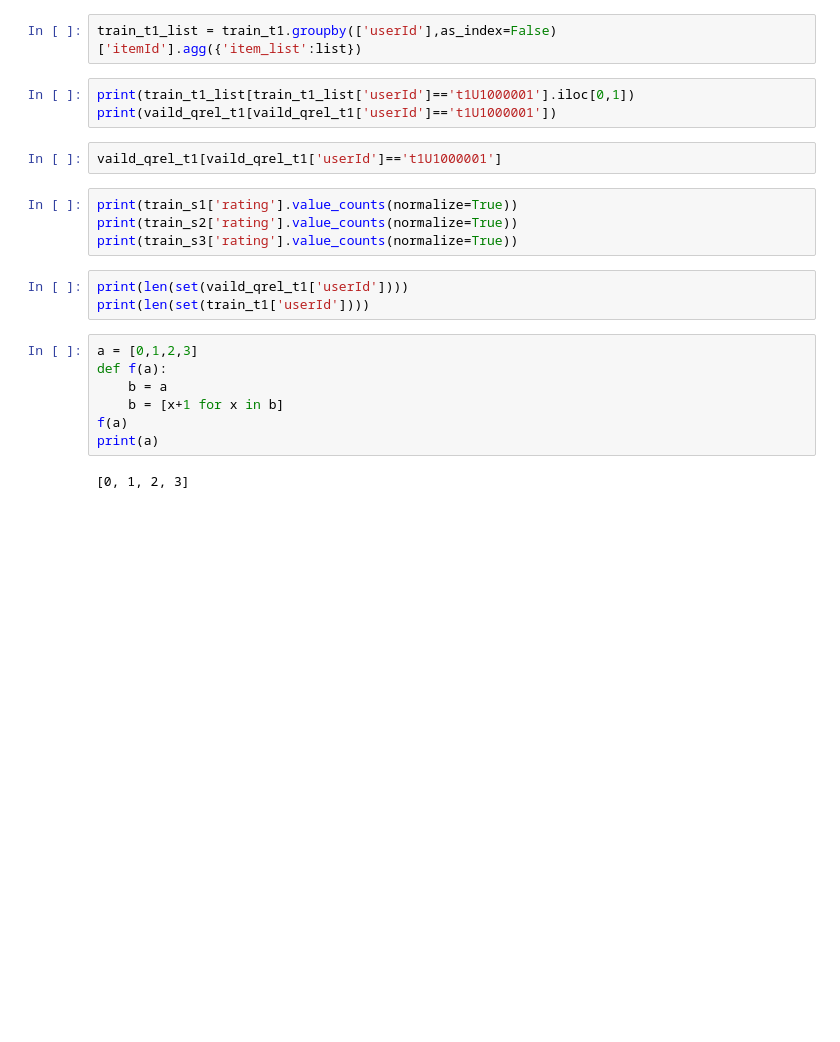
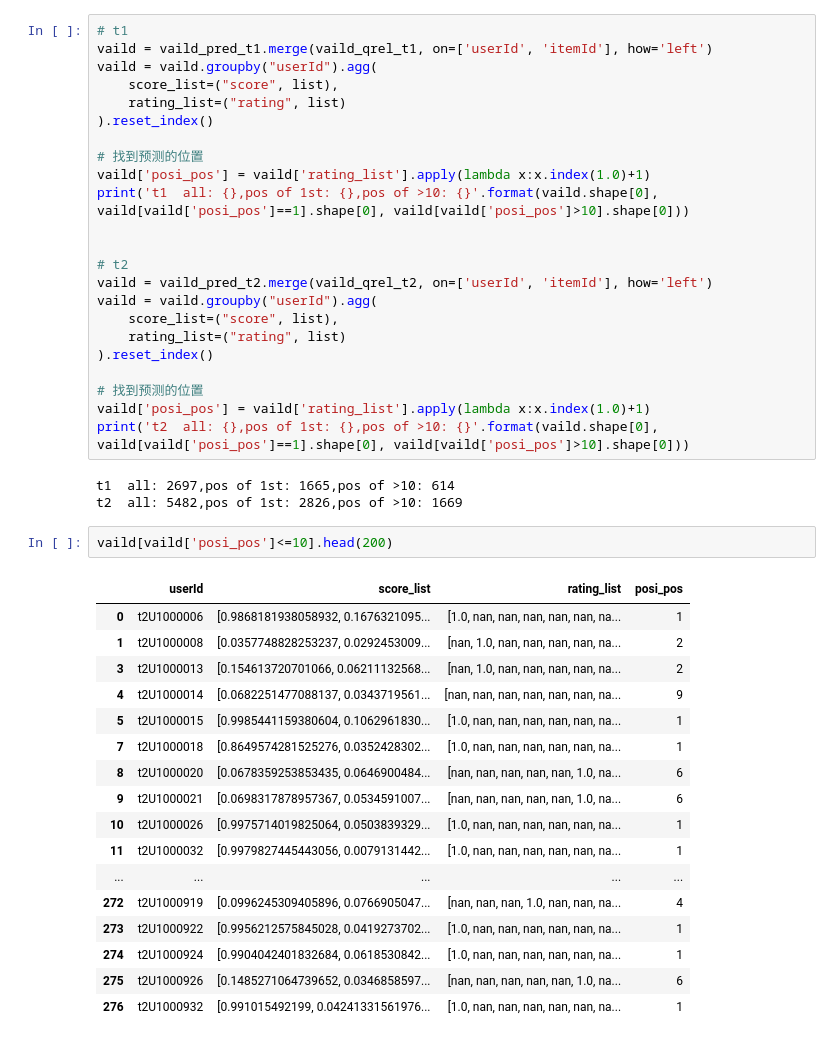
Before and after one commit to Ljwccc/cross_market, a Jupyter notebook: eda.ipynb, the cells around one changed output. Drawn from its saved outputs; the diff is of its cells as text; blank space fills up the shorter version.

```diff
--- a/eda.ipynb
+++ b/eda.ipynb
@@ -38,23 +62,46 @@ train_t1.head()
-# %%
-train_t1_list = train_t1.groupby(['userId'],as_index=False)['itemId'].agg({'item_list':list})
-# %%
-print(train_t1_list[train_t1_list['userId']=='t1U1000001'].iloc[0,1])
-print(vaild_qrel_t1[vaild_qrel_t1['userId']=='t1U1000001'])
-# %%
-vaild_qrel_t1[vaild_qrel_t1['userId']=='t1U1000001']
-# %%
-print(train_s1['rating'].value_counts(normalize=True))
-print(train_s2['rating'].value_counts(normalize=True))
-print(train_s3['rating'].value_counts(normalize=True))
-# %%
-print(len(set(vaild_qrel_t1['userId'])))
-print(len(set(train_t1['userId'])))
-# %%
-a = [0,1,2,3]
-def f(a):
-    b = a
-    b = [x+1 for x in b]
-f(a)
-print(a)
-# %% [output]
-[0, 1, 2, 3]
+# %%
+# t1
+vaild = vaild_pred_t1.merge(vaild_qrel_t1, on=['userId', 'itemId'], how='left')
+vaild = vaild.groupby("userId").agg(
+    score_list=("score", list),
+    rating_list=("rating", list)
+).reset_index()
+
+# 找到预测的位置
+vaild['posi_pos'] = vaild['rating_list'].apply(lambda x:x.index(1.0)+1)
+print('t1  all: {},pos of 1st: {},pos of >10: {}'.format(vaild.shape[0], vaild[vaild['posi_pos']==1].shape[0], vaild[vaild['posi_pos']>10].shape[0]))
+
+
+# t2
+vaild = vaild_pred_t2.merge(vaild_qrel_t2, on=['userId', 'itemId'], how='left')
+vaild = vaild.groupby("userId").agg(
+    score_list=("score", list),
+    rating_list=("rating", list)
+).reset_index()
+
+# 找到预测的位置
+vaild['posi_pos'] = vaild['rating_list'].apply(lambda x:x.index(1.0)+1)
+print('t2  all: {},pos of 1st: {},pos of >10: {}'.format(vaild.shape[0], vaild[vaild['posi_pos']==1].shape[0], vaild[vaild['posi_pos']>10].shape[0]))
+# %% [output]
+t1  all: 2697,pos of 1st: 1665,pos of >10: 614
+t2  all: 5482,pos of 1st: 2826,pos of >10: 1669
+# %%
+vaild[vaild['posi_pos']<=10].head(200)
+# %% [output]
+|  | userId | score_list | rating_list | posi_pos |
+| 0 | t2U1000006 | [0.9868181938058932, 0.1676321095... | [1.0, nan, nan, nan, nan, nan, na... | 1 |
+| 1 | t2U1000008 | [0.0357748828253237, 0.0292453009... | [nan, 1.0, nan, nan, nan, nan, na... | 2 |
+| 3 | t2U1000013 | [0.154613720701066, 0.06211132568... | [nan, 1.0, nan, nan, nan, nan, na... | 2 |
+| 4 | t2U1000014 | [0.0682251477088137, 0.0343719561... | [nan, nan, nan, nan, nan, nan, na... | 9 |
+| 5 | t2U1000015 | [0.9985441159380604, 0.1062961830... | [1.0, nan, nan, nan, nan, nan, na... | 1 |
+| 7 | t2U1000018 | [0.8649574281525276, 0.0352428302... | [1.0, nan, nan, nan, nan, nan, na... | 1 |
+| 8 | t2U1000020 | [0.0678359253853435, 0.0646900484... | [nan, nan, nan, nan, nan, 1.0, na... | 6 |
+| 9 | t2U1000021 | [0.0698317878957367, 0.0534591007... | [nan, nan, nan, nan, nan, 1.0, na... | 6 |
+| 10 | t2U1000026 | [0.9975714019825064, 0.0503839329... | [1.0, nan, nan, nan, nan, nan, na... | 1 |
+| 11 | t2U1000032 | [0.9979827445443056, 0.0079131442... | [1.0, nan, nan, nan, nan, nan, na... | 1 |
+| ... | ... | ... | ... | ... |
+| 272 | t2U1000919 | [0.0996245309405896, 0.0766905047... | [nan, nan, nan, 1.0, nan, nan, na... | 4 |
+| 273 | t2U1000922 | [0.9956212575845028, 0.0419273702... | [1.0, nan, nan, nan, nan, nan, na... | 1 |
+| 274 | t2U1000924 | [0.9904042401832684, 0.0618530842... | [1.0, nan, nan, nan, nan, nan, na... | 1 |
+| 275 | t2U1000926 | [0.1485271064739652, 0.0346858597... | [nan, nan, nan, nan, nan, 1.0, na... | 6 |
+| 276 | t2U1000932 | [0.991015492199, 0.04241331561976... | [1.0, nan, nan, nan, nan, nan, na... | 1 |
```
Also changed, not shown: parts of 3 cells of this notebook, 14 other files.
